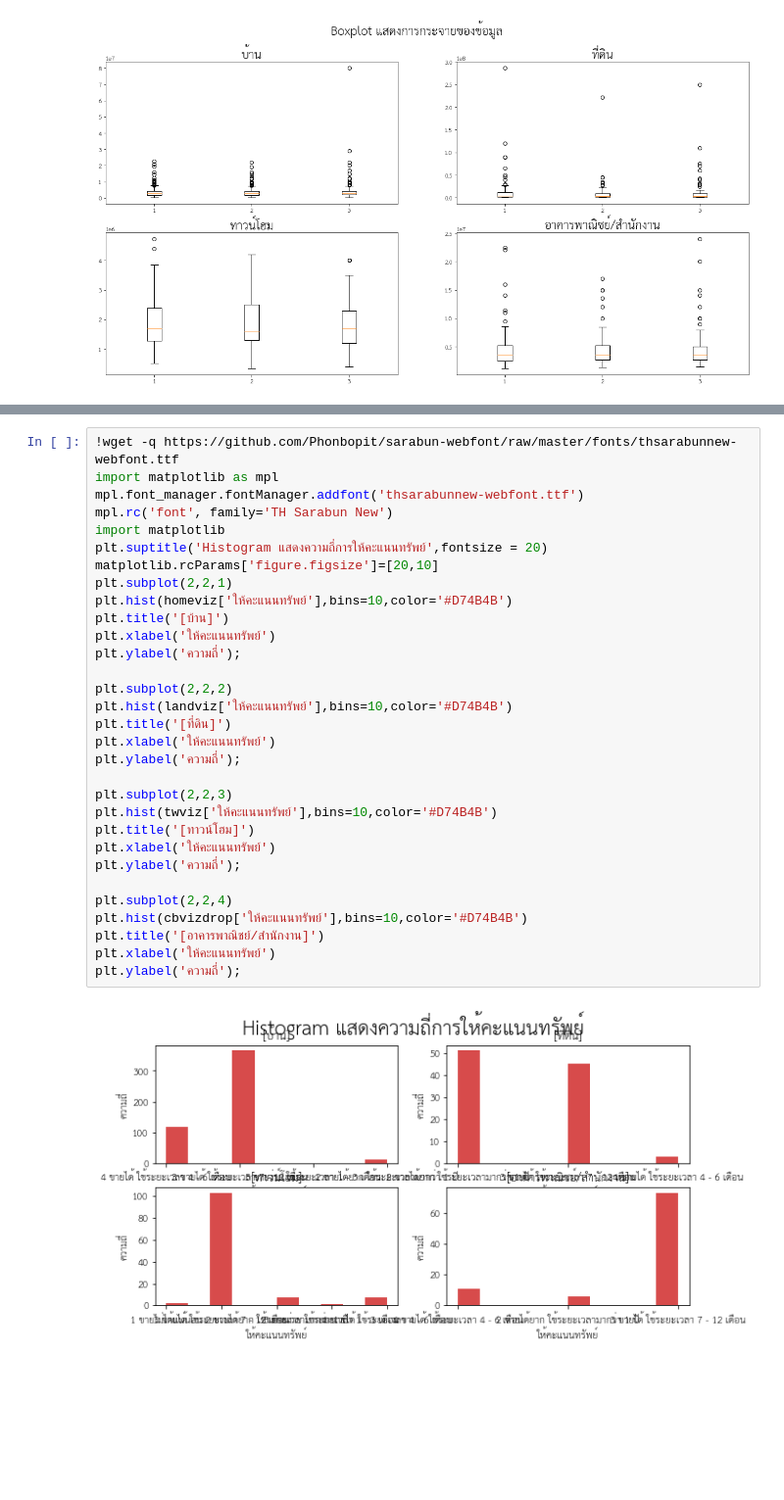
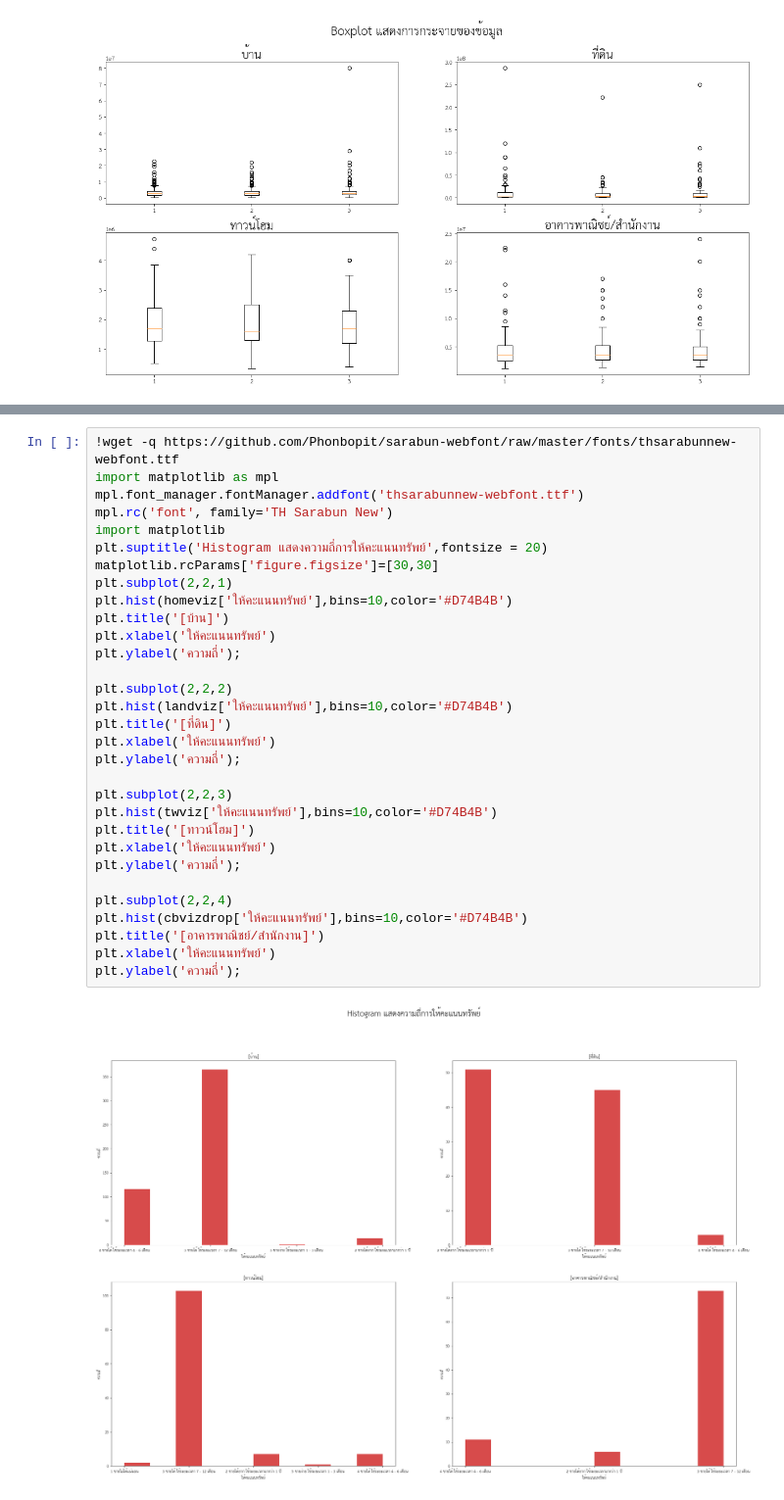
Before and after one commit to Phimphakanph22/bsc_dpdm22, a Jupyter notebook: [Dataprep1]_property_estimator_HW3.ipynb, the cells around one changed output, grey strips where cells are left out. Shown at 98% size. Saved outputs shown, nothing was run; the diff lists cells and outputs as text; blank space fills up the shorter version.

```diff
--- a/[Dataprep1]_property_estimator_HW3.ipynb
+++ b/[Dataprep1]_property_estimator_HW3.ipynb
@@ -778,35 +778,35 @@ plt.show()
 !wget -q https://github.com/Phonbopit/sarabun-webfont/raw/master/fonts/thsarabunnew-webfont.ttf
 import matplotlib as mpl
 mpl.font_manager.fontManager.addfont('thsarabunnew-webfont.ttf')
 mpl.rc('font', family='TH Sarabun New')
 import matplotlib
 plt.suptitle('Histogram แสดงความถี่การให้คะแนนทรัพย์',fontsize = 20)
-matplotlib.rcParams['figure.figsize']=[20,10]
+matplotlib.rcParams['figure.figsize']=[30,30]
 plt.subplot(2,2,1)
 plt.hist(homeviz['ให้คะแนนทรัพย์'],bins=10,color='#D74B4B')
 plt.title('[บ้าน]')
 plt.xlabel('ให้คะแนนทรัพย์')
 plt.ylabel('ความถี่');
 
 plt.subplot(2,2,2)
 plt.hist(landviz['ให้คะแนนทรัพย์'],bins=10,color='#D74B4B')
 plt.title('[ที่ดิน]')
 plt.xlabel('ให้คะแนนทรัพย์')
 plt.ylabel('ความถี่');
 
 plt.subplot(2,2,3)
 plt.hist(twviz['ให้คะแนนทรัพย์'],bins=10,color='#D74B4B')
 plt.title('[ทาวน์โฮม]')
 plt.xlabel('ให้คะแนนทรัพย์')
 plt.ylabel('ความถี่');
 
 plt.subplot(2,2,4)
 plt.hist(cbvizdrop['ให้คะแนนทรัพย์'],bins=10,color='#D74B4B')
 plt.title('[อาคารพาณิชย์/สำนักงาน]')
 plt.xlabel('ให้คะแนนทรัพย์')
 plt.ylabel('ความถี่');
 # %% [output]
-[figure, old version]
+[figure, new version]
 # %%
 !wget -q https://github.com/Phonbopit/sarabun-webfont/raw/master/fonts/thsarabunnew-webfont.ttf
 import matplotlib as mpl
```
Also changed, not shown: parts of 2 cells of this notebook.
